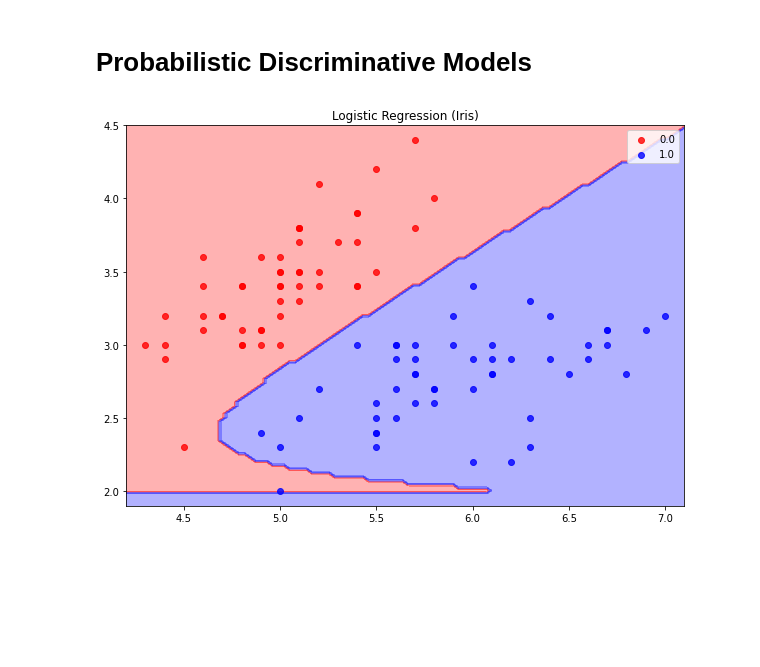
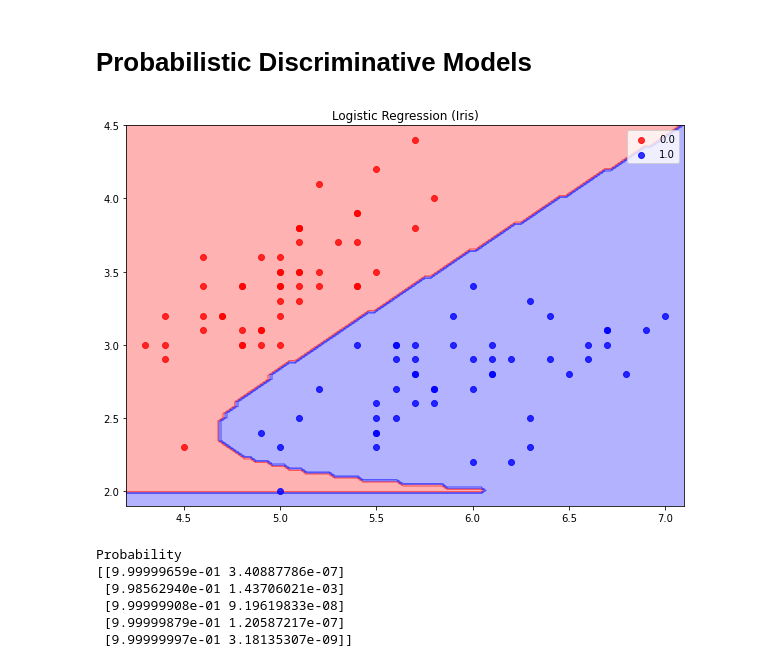
Before and after one commit to negRhlk/PRML, a Jupyter notebook: chapter4_linear_classifier.ipynb, the cells around one changed output. Cells and saved outputs as stored; diff of their text form; code cells hidden in the pictures; blank space fills up the shorter version.

```diff
--- a/chapter4_linear_classifier.ipynb
+++ b/chapter4_linear_classifier.ipynb
@@ -417,12 +434,12 @@ plt.show()
 # %%
 class LogisticRegression():
-    def __init__(self,n_iter = 30,threshold = 1e-2,mu = np.random.randn(5),s = np.random.randn(5)):
-        self.n_iter = n_iter
+    def __init__(self,max_iter = 30,threshold = 1e-2,mu = np.random.randn(5),s = np.random.randn(5)):
+        self.max_iter = max_iter
         self.threshold = threshold
-        self.weight = None
         self.mu = mu
         self.s = s
         self.phi = lambda x:gauss(x,self.mu,self.s)
+        self.weight = None
 
     def fit(self,X,y):
         target = np.zeros(y.shape[0]).reshape(-1,1)
@@ -433,23 +450,30 @@ class LogisticRegression():
 
         design_mat = np.vstack([self.phi(x) for x in X])
         self.weight = np.random.randn(design_mat.shape[1]).reshape(-1,1)
-        for _ in range(self.n_iter):
+        for _ in range(self.max_iter):
             # IRLS
             y = sigmoid(design_mat@self.weight)
-            if abs(y - target).mean() < self.threshold:
+            if binary_cross_entropy(target,y) < self.threshold:
                 break
             R = y*(1.0 - y)
             z = design_mat@self.weight - (y - target)/R
             self.weight = np.linalg.pinv(design_mat.T@(R*design_mat))@design_mat.T@(R*z)
 
-    def predict(self,X):
+    def predict(self,X,return_prob=False):
         #:params X: 2-D array (N_samples,N_dims)
+        #:params return_prob: if True return probability
         #:return y: 2-D array (N_samples,2)
 
         design_mat = np.vstack([self.phi(x) for x in X])
         logit = (design_mat@self.weight).ravel()
-        y = np.zeros((X.shape[0],2))
-        y[logit < 0,0] = 1
-        y[logit >= 0,1] = 1
+        if return_prob:
+            prob1 = sigmoid(logit)
+            y = np.zeros((X.shape[0],2))
+            y[:,1] = prob1
+            y[:,0] = 1.0 - prob1
+        else:
+            y = np.zeros((X.shape[0],2))
+            y[logit < 0,0] = 1
+            y[logit >= 0,1] = 1
         return y
 # %%
@@ -461,11 +484,22 @@ t = np.zeros((y.shape[0],2))
 t[y == 0,0] = 1
 t[y == 1,1] = 1
 # %%
-mu = np.array([-1,2,-0.2,4,1,0.2,-0.1])
-s = np.array([0.1,0.03,0.03,2,0.3,0.01,0.02])
+mu = np.array([-1,2,-0.2,4,1,0.2])
+s = np.array([0.1,0.03,0.03,2,0.3,0.01])
 
-lr = LogisticRegression(n_iter=30,threshold=1e-3,mu = mu,s = s)
+lr = LogisticRegression(max_iter=30,threshold=1e-3,mu = mu,s = s)
 lr.fit(X,t)
 plot_classifier(X,t,lr,title="Logistic Regression (Iris)")
 # %% [output]
-[figure, old version]
+[figure, new version]
+# %%
+prob = lr.predict(X,return_prob=True)
+print("Probability ")
+print(prob[:5,:])
+# %% [output]
+Probability
+[[9.99999659e-01 3.40887786e-07]
+ [9.98562940e-01 1.43706021e-03]
+ [9.99999908e-01 9.19619833e-08]
+ [9.99999879e-01 1.20587217e-07]
+ [9.99999997e-01 3.18135307e-09]]
```
Also changed, not shown: parts of 17 cells of this notebook.
